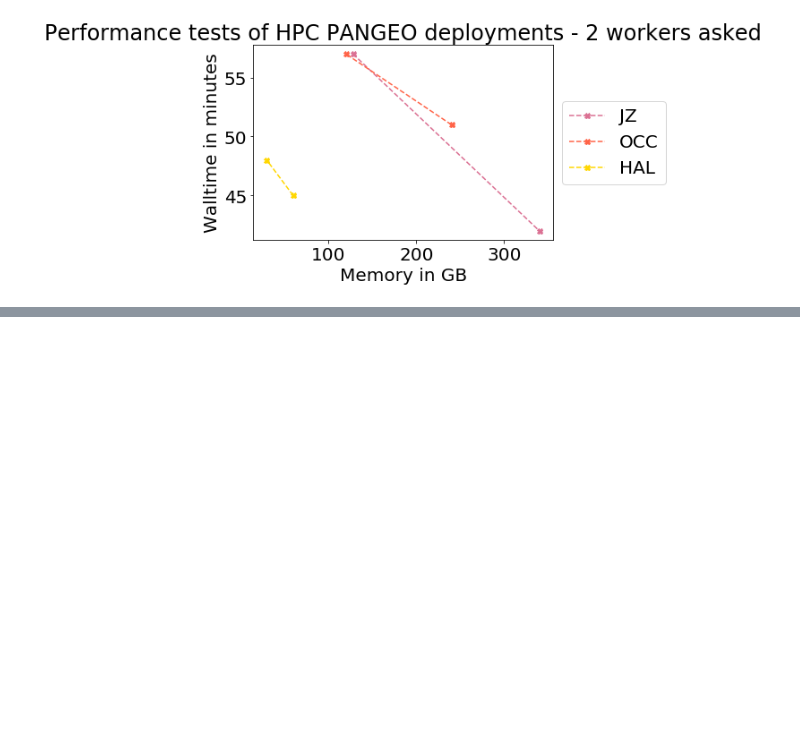
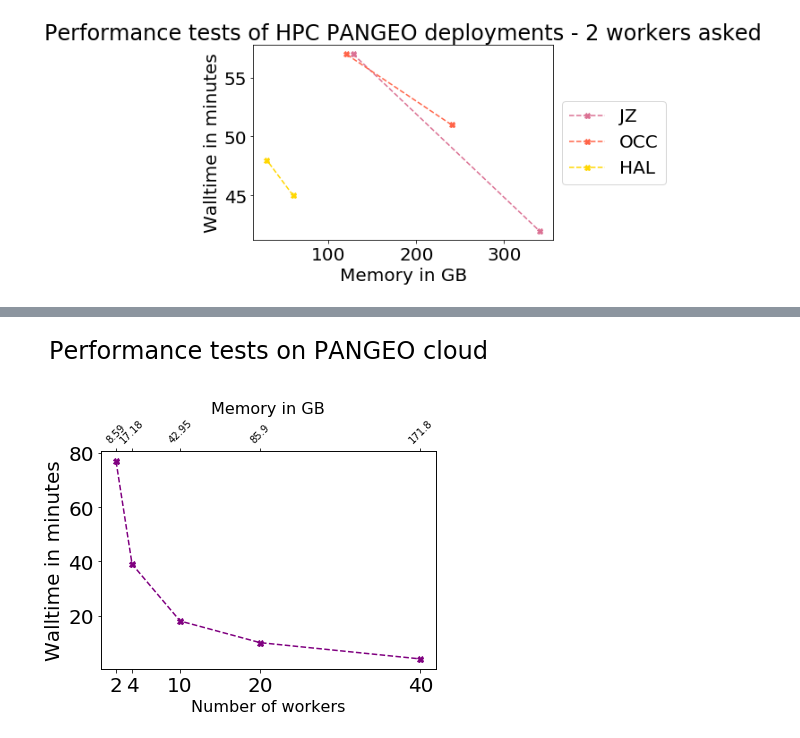
Before and after one commit to auraoupa/perf-pangeo-deployments, a Jupyter notebook: 2020-07-08-AA-plot-results-perf-tests.ipynb, the cells around one changed output, grey strips where cells are left out. Cells and saved outputs as stored; diff of their text form; code cells hidden in the pictures; blank space fills up the shorter version.

```diff
--- a/2020-07-08-AA-plot-results-perf-tests.ipynb
+++ b/2020-07-08-AA-plot-results-perf-tests.ipynb
@@ -64,0 +90,21 @@ plt.savefig('figs/Perf-2workers-HPC.png', bbox_inches='tight')
+# %%
+marker_style = dict(linestyle=':', color='cornflowerblue', markersize=10)
+
+fig, ax = plt.subplots()
+fig.figsize=(25, 8)
+ax.plot(CLOUD_workers,CLOUD_timing,'--',marker='X',label='CLOUD',color='purple')
+ax2 = ax.twiny()
+ax2.set_xlim(ax.get_xlim())
+ax2.set_xticks(CLOUD_workers)
+ax2.set_xticklabels(CLOUD_memory, rotation=45)
+ax2.set_xlabel('Memory in GB', size=16)
+ax2.tick_params(axis="x", bottom=False, top=True, labelbottom=False, labeltop=True, labelsize=10)
+ax.set_xlabel('Number of workers', size=16)
+ax.set_xticks(CLOUD_workers)
+ax.set_ylabel('Walltime in minutes')
+ax.tick_params(axis="x", bottom=True, top=False, labelbottom=True, labeltop=False)
+plt.legend(loc='center left', bbox_to_anchor=(1, 0.5))
+plt.title('Performance tests on PANGEO cloud', y=1.4)
+plt.savefig('figs/Perf-171GB-JZ.png', bbox_inches='tight')
+# %% [output]
+[figure, added]
```
Also changed, not shown: parts of 6 cells of this notebook, 2 other files.
